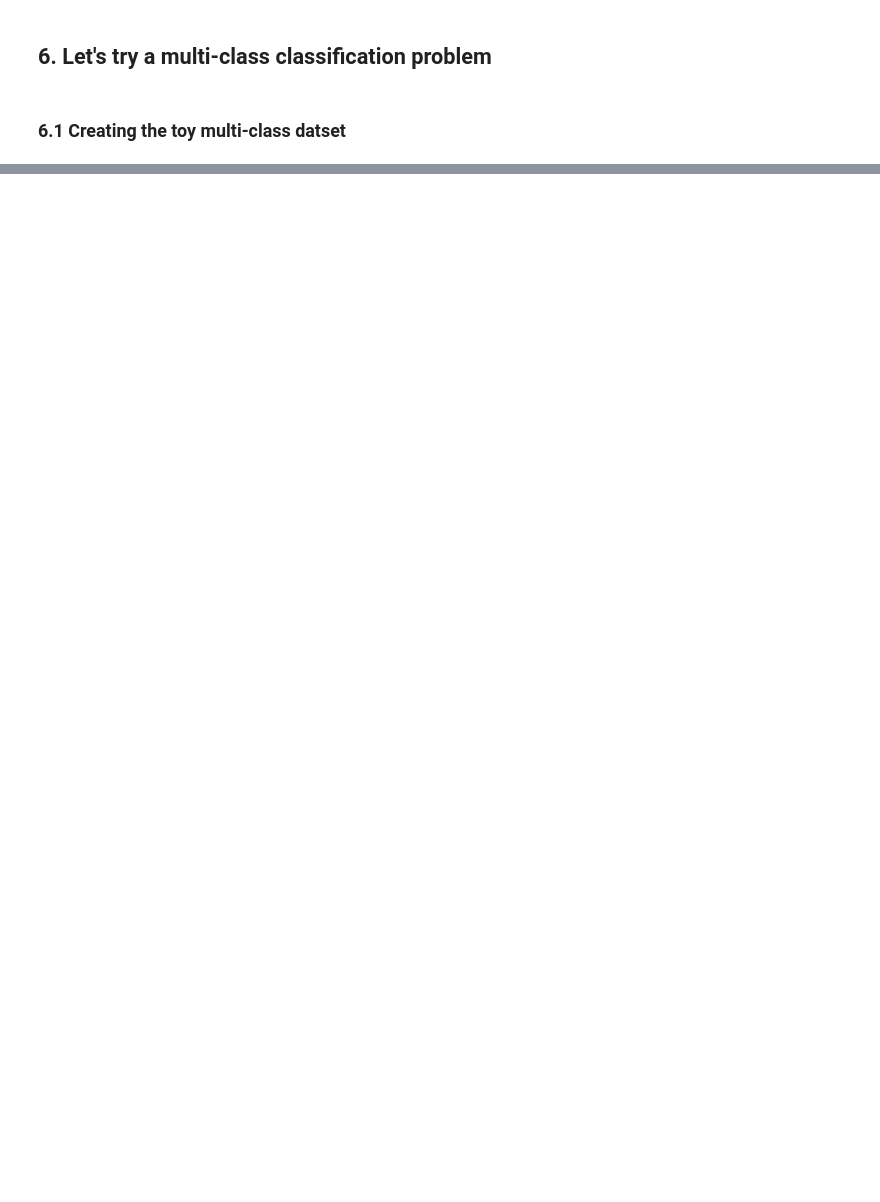
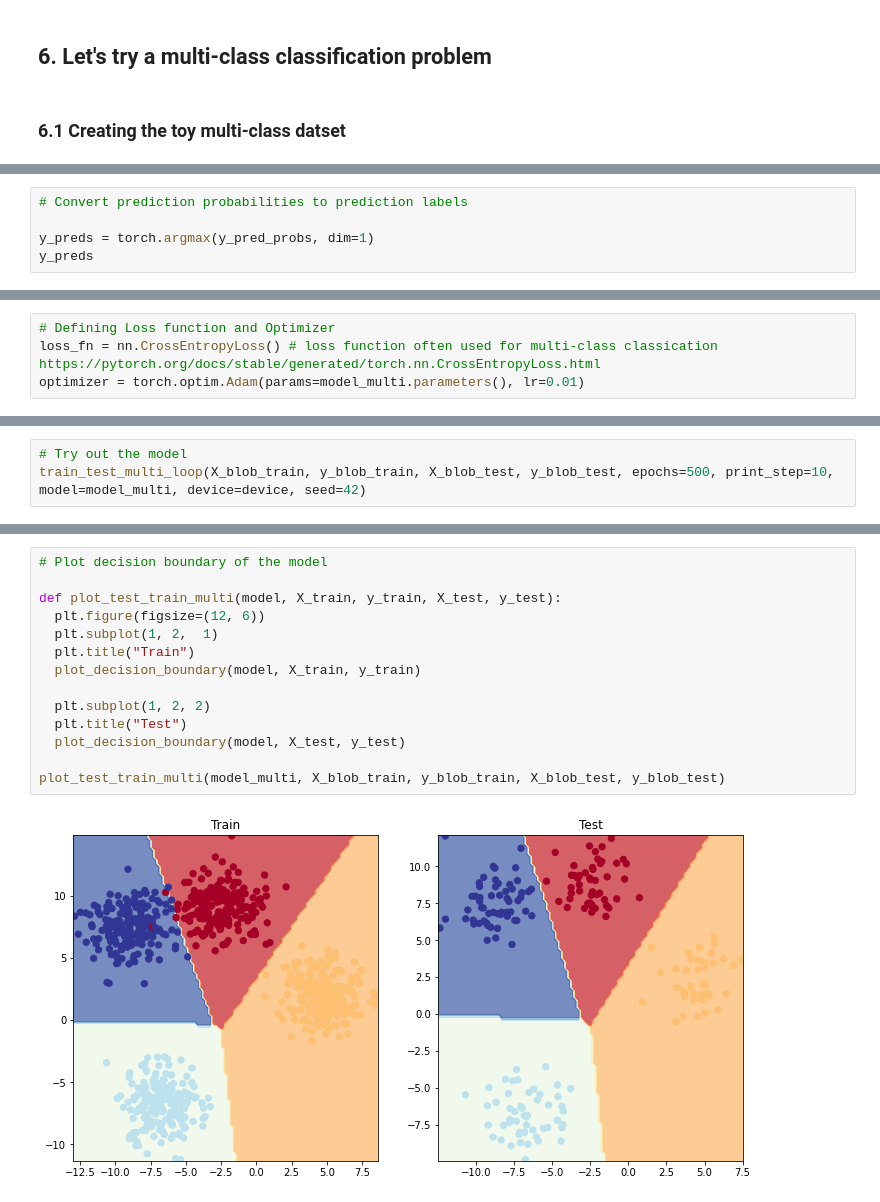
Before and after one commit to awhang/mnist-colab-excercise, a Jupyter notebook: 02_neural_network_classification.ipynb, the cells around one changed output, grey strips where cells are left out. Saved outputs shown, nothing was run; the diff lists cells and outputs as text; blank space fills up the shorter version.

```diff
--- a/02_neural_network_classification.ipynb
+++ b/02_neural_network_classification.ipynb
@@ -461,0 +572,5 @@ from sklearn.model_selection import train_test_split
+# %%
+# Convert prediction probabilities to prediction labels
+
+y_preds = torch.argmax(y_pred_probs, dim=1)
+y_preds
@@ -461,0 +616,4 @@ from sklearn.model_selection import train_test_split
+# %%
+# Defining Loss function and Optimizer
+loss_fn = nn.CrossEntropyLoss() # loss function often used for multi-class classication https://pytorch.org/docs/stable/generated/torch.nn.CrossEntropyLoss.html
+optimizer = torch.optim.Adam(params=model_multi.parameters(), lr=0.01)
@@ -461,0 +669,3 @@ from sklearn.model_selection import train_test_split
+# %%
+# Try out the model
+train_test_multi_loop(X_blob_train, y_blob_train, X_blob_test, y_blob_test, epochs=500, print_step=10, model=model_multi, device=device, seed=42)
@@ -461,0 +690,16 @@ from sklearn.model_selection import train_test_split
+# %%
+# Plot decision boundary of the model
+
+def plot_test_train_multi(model, X_train, y_train, X_test, y_test):
+  plt.figure(figsize=(12, 6))
+  plt.subplot(1, 2,  1)
+  plt.title("Train")
+  plot_decision_boundary(model, X_train, y_train)
+
+  plt.subplot(1, 2, 2)
+  plt.title("Test")
+  plot_decision_boundary(model, X_test, y_test)
+
+plot_test_train_multi(model_multi, X_blob_train, y_blob_train, X_blob_test, y_blob_test)
+# %% [output]
+[figure, added]
```
Also changed, not shown: parts of 23 cells of this notebook.
